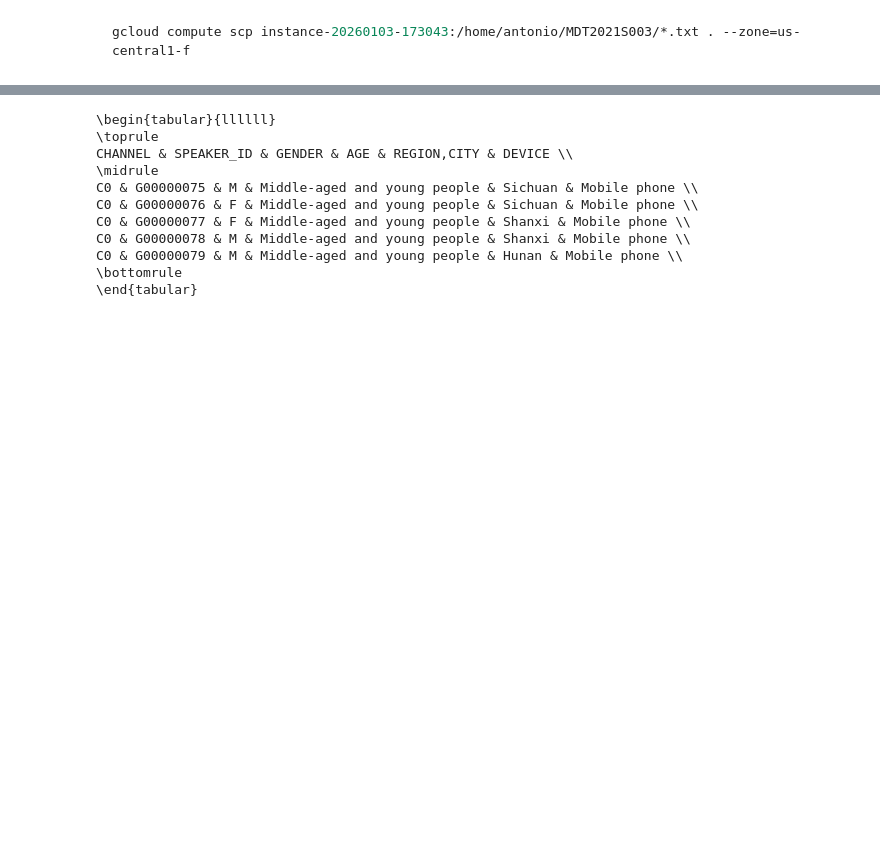
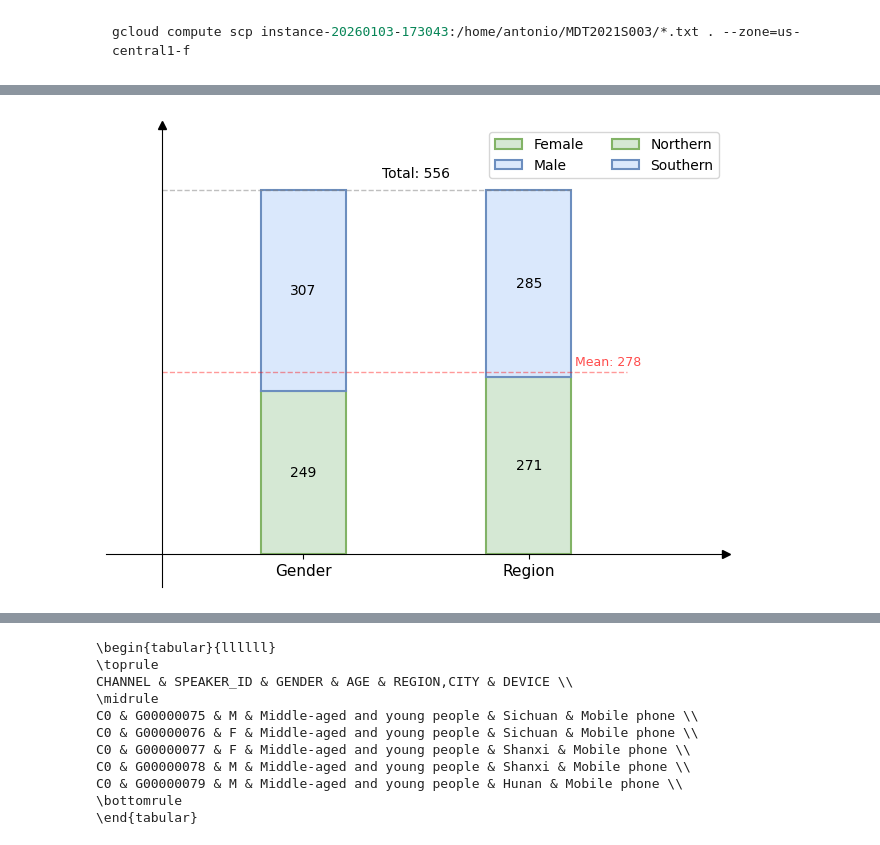
Before and after one commit to antonioMoreira/my-masters-degree, a Jupyter notebook: notebooks/magicdata.ipynb, the cells around one changed output, grey strips where cells are left out. Saved outputs shown, nothing was run; the diff lists cells and outputs as text; code cells hidden in the pictures; blank space fills up the shorter version.

```diff
--- a/notebooks/magicdata.ipynb
+++ b/notebooks/magicdata.ipynb
@@ -8,0 +51,94 @@ import pandas as pd
+# %%
+# 1. DADOS (Training)
+# Coluna Gênero
+n_female = 249
+n_male = 307
+total = n_female + n_male # 556
+
+# Coluna Região (Northern / Southern)
+n_northern = 271
+n_southern = 285
+# Nota: 271 + 285 também dá 556 (o total bate)
+
+# 2. CONFIGURAÇÕES DE POSIÇÃO
+width = 0.3         # Largura das barras
+pos_gender = 0.5    # Posição X da barra de Gênero
+pos_region = 1.3    # Posição X da barra de Região (ao lado)
+
+fig, ax = plt.subplots(figsize=(8, 6))
+
+# --- BARRA 1: GÊNERO (Gender) ---
+# Parte de baixo (Female)
+p1 = ax.bar(pos_gender, n_female, width=width, label='Female',
+            color='#d5e8d4', edgecolor='#82b366', linewidth=1.5)
+# Parte de cima (Male)
+p2 = ax.bar(pos_gender, n_male, width=width, bottom=n_female, label='Male',
+            color='#dae8fc', edgecolor='#6c8ebf', linewidth=1.5)
+
+# --- BARRA 2: REGIÃO (Region) ---
+# Parte de baixo (Northern)
+p3 = ax.bar(pos_region, n_northern, width=width, label='Northern',
+            color='#d5e8d4', edgecolor='#82b366', linewidth=1.5)
+# Parte de cima (Southern)
+p4 = ax.bar(pos_region, n_southern, width=width, bottom=n_northern, label='Southern',
+            color='#dae8fc', edgecolor='#6c8ebf', linewidth=1.5)
+
+
+# 3. TEXTOS DENTRO DAS BARRAS (Rótulos de Valor)
+# --- Gênero ---
+ax.text(pos_gender, n_female/2, str(n_female), ha='center', va='center')
+ax.text(pos_gender, n_female + n_male/2, str(n_male), ha='center', va='center')
+
+# --- Região ---
+ax.text(pos_region, n_northern/2, str(n_northern), ha='center', va='center')
+ax.text(pos_region, n_northern + n_southern/2, str(n_southern), ha='center', va='center')
+
+# Texto do Total (comum às duas)
+ax.text((pos_gender + pos_region)/2, total + 15, f"Total: {total}",
+        ha='center', va='bottom', fontsize=10)
+
+
+# 4. LINHA PONTILHADA DO TOTAL
+# Desenha uma linha do eixo Y até cobrir as duas barras
+# Começa em x=0 e vai até a borda direita da segunda barra
+x_end_line = pos_region + (width/2)
+ax.plot([0, x_end_line], [total, total], linestyle='--', color='gray', linewidth=1, alpha=0.5)
+
+# 5. TRAÇANDO A MÉDIA
+mean_val = int(total / 2)  # Média entre os totais (pode ser ajustada conforme necessário)
+x_end_mean = pos_region + (width/2) + 0.2
+ax.plot([0, x_end_mean], [mean_val, mean_val],
+        color='red', linestyle="--", linewidth=1, label=None, alpha=0.4)
+
+ax.text(x_end_mean + 0.05, mean_val + 5, f"Mean: {mean_val}",
+        color='red', fontsize=9, va='bottom', ha='right', alpha=0.7)
+
+# 6. AJUSTES DO EIXO (Estilo Cartesiano)
+ax.spines['right'].set_visible(False)
+ax.spines['top'].set_visible(False)
+ax.spines['left'].set_position('zero')
+ax.spines['bottom'].set_position('zero')
+
+# Setas nos eixos
+ax.plot(1, 0, ">k", transform=ax.get_yaxis_transform(), clip_on=False)
+ax.plot(0, 1, "^k", transform=ax.get_xaxis_transform(), clip_on=False)
+
+# Configurar Rótulos do Eixo X para identificar as colunas
+ax.set_xticks([pos_gender, pos_region])
+ax.set_xticklabels(['Gender', 'Region'], fontsize=11)
+
+# Remover ticks do Y para limpeza
+ax.set_yticks([])
+
+# Limites
+plt.xlim(-0.2, 2.0)
+plt.ylim(-50, total + 100)
+
+# Legenda (Movemos para fora ou topo para não cobrir)
+plt.legend(loc='upper right', frameon=True, ncol=2)
+# plt.title("Training Set: Gender vs Region Distribution", pad=20)
+
+plt.savefig("imgs/magicdata_train_distri.png", dpi=300, bbox_inches='tight')
+plt.show()
+# %% [output]
+[figure, added]
```
Also changed, not shown: parts of 10 cells of this notebook, 11 other files.
